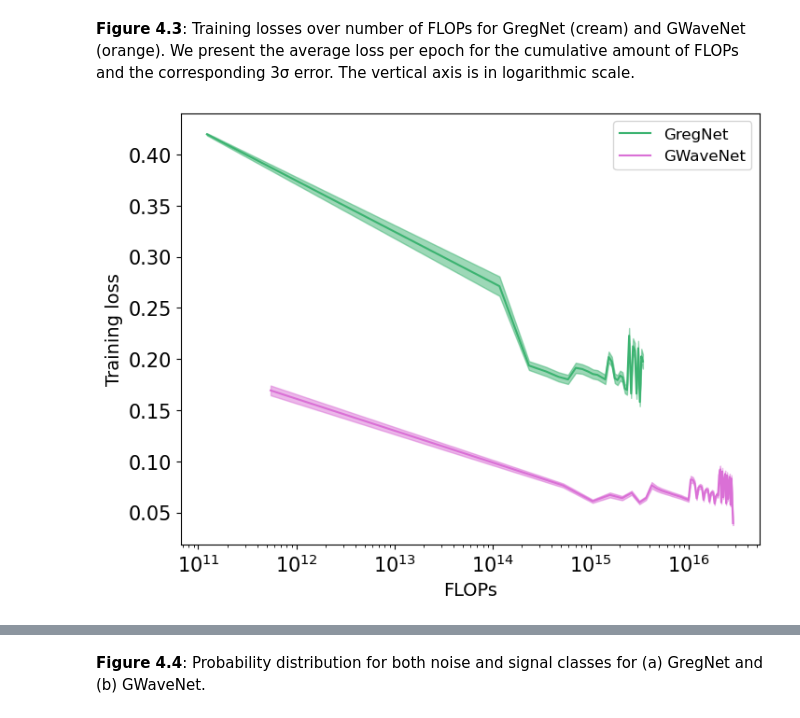
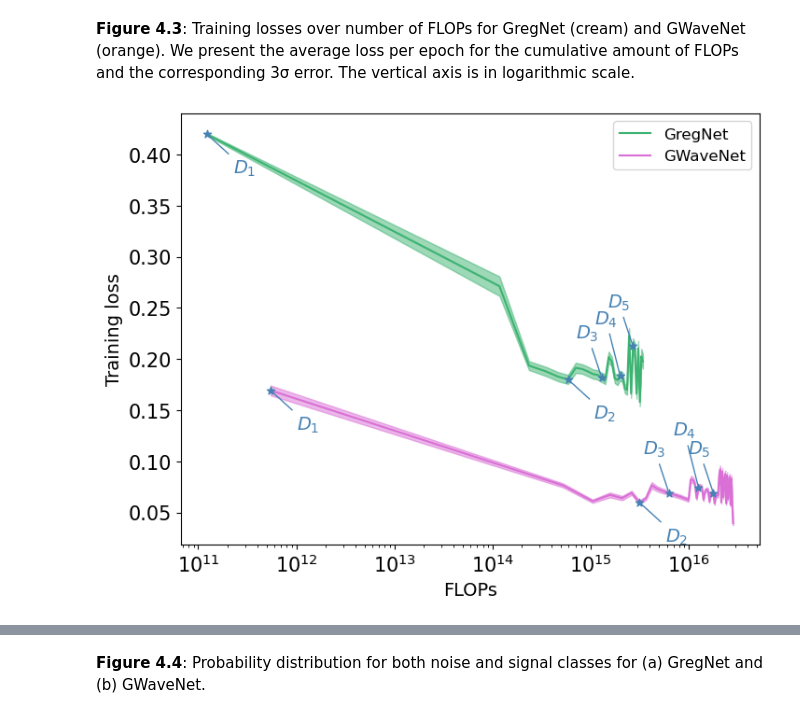
Before and after one commit to anaismartins/deploying-custom-nn-in-fpga, a Jupyter notebook: figures/plotting.ipynb, the cells around one changed output, grey strips where cells are left out. Saved outputs shown, nothing was run; the diff lists cells and outputs as text; code cells hidden in the pictures.

```diff
--- a/figures/plotting.ipynb
+++ b/figures/plotting.ipynb
@@ -302,36 +312,61 @@ colors = ['mediumseagreen', 'orchid']
 labels = ["GregNet", "GWaveNet"]
 
 for filename, color in zip(filenames, colors):
+    if filename == filenames[0]: best_list = cumulative_sum(GregNet['n_epochs'])
+    if filename == filenames[1]: best_list = best_epochs_calculated
     with open(filename, "r") as f:
         lines = f.readlines()
 
     flops = lines[0].split("], [")[0][1:]
     loss = lines[0].split("], [")[1][:-2]
 
     flops = flops.split(", ")
     loss = loss.split(", ")
 
     flops = [float(flop) for flop in flops]
     loss = [float(l) for l in loss]
 
     # for every 960 data points, save the last flop and average out the loss
     flops_avg = []
     loss_avg = []
     loss_std = []
 
-    for i in range(0, len(flops), 960):
+
+    best_flops, best_loss = [], []
+    for c, i in enumerate(range(0, len(flops), 960)):
+        if c == 0:
+            best_flops.append(flops[i])
+            best_loss.append(sum(loss[i:i+960])/960)
         flops_avg.append(flops[i])
         loss_avg.append(sum(loss[i:i+960])/960)
         loss_std.append(np.std(loss[i:i+960]))
+        if (c+1) in best_list:
+            best_flops.append(flops[i])
+            best_loss.append(sum(loss[i:i+960])/960)
 
     plt.fill_between(flops_avg, [loss_avg[i] - 3 * loss_std[i]/sqrt(960) for i in range(len(loss_avg))], [loss_avg[i] + 3*loss_std[i]/sqrt(960) for i in range(len(loss_avg))], alpha = 0.5, color=color)
     plt.plot(flops_avg, loss_avg, label=labels[filenames.index(filename)], color=color)
+    annotations = [
+    {"xytext": (20, -30)},  # For point 1
+    {"xytext": (20, -30)}, # For point 2
+    {"xytext": (-20, 30)}, # For point 3
+    {"xytext": (-20, 40)},# For point 4
+    {"xytext": (-20, 30)},  # For point 5
+    ]
+    for j in range(len(best_list)):
+        plt.annotate(f'$D_{{{j+1}}}$',  # Label text
+                     (best_flops[j], best_loss[j]),  # Point location
+                     textcoords="offset points",  # Offset for the label
+                     **annotations[j],  # Position of the text
+                     arrowprops=dict(arrowstyle="-", color='steelblue'), color='steelblue', fontsize=14)  # Arrow style
+
+        plt.scatter(best_flops[j], best_loss[j],zorder=10, color='steelblue',marker='*')
 
 plt.xlabel("FLOPs")
 plt.ylabel("Training loss")
 plt.legend(loc="best")
 plt.xscale("log")
 plt.savefig("loss_flops.pdf")
 plt.show()
 # %% [output]
-[figure, old version]
+[figure, new version]
```
Also changed, not shown: parts of 3 cells of this notebook, 2 other files.
